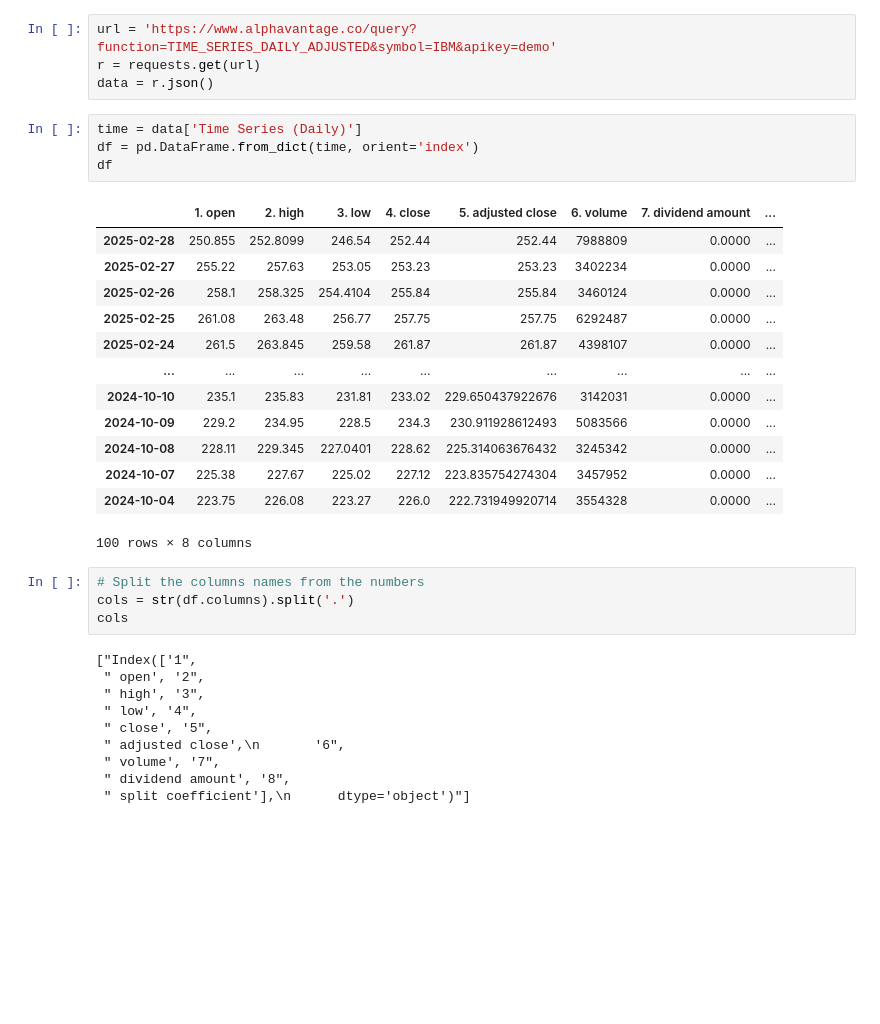
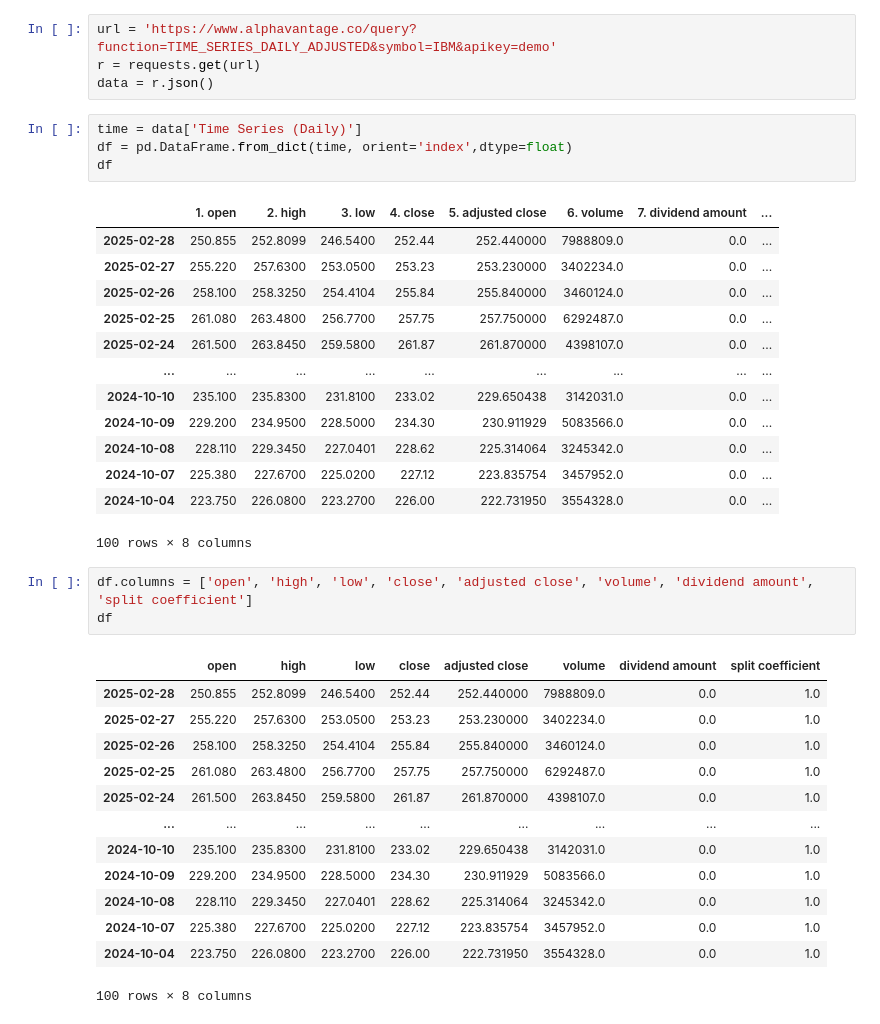
Before and after one commit to Amoako419/TimeSeries_Streamlit, a Jupyter notebook: api_test.ipynb, the cells around one changed output. Cells and saved outputs as stored; diff of their text form; blank space fills up the shorter version.

```diff
--- a/api_test.ipynb
+++ b/api_test.ipynb
@@ -9,33 +10,36 @@ r = requests.get(url)
 data = r.json()
 # %%
 time = data['Time Series (Daily)']
-df = pd.DataFrame.from_dict(time, orient='index')
+df = pd.DataFrame.from_dict(time, orient='index',dtype=float)
 df
 # %% [output]
 |  | 1. open | 2. high | 3. low | 4. close | 5. adjusted close | 6. volume | 7. dividend amount | ... |
-| 2025-02-28 | 250.855 | 252.8099 | 246.54 | 252.44 | 252.44 | 7988809 | 0.0000 | ... |
-| 2025-02-27 | 255.22 | 257.63 | 253.05 | 253.23 | 253.23 | 3402234 | 0.0000 | ... |
-| 2025-02-26 | 258.1 | 258.325 | 254.4104 | 255.84 | 255.84 | 3460124 | 0.0000 | ... |
-| 2025-02-25 | 261.08 | 263.48 | 256.77 | 257.75 | 257.75 | 6292487 | 0.0000 | ... |
-| 2025-02-24 | 261.5 | 263.845 | 259.58 | 261.87 | 261.87 | 4398107 | 0.0000 | ... |
+| 2025-02-28 | 250.855 | 252.8099 | 246.5400 | 252.44 | 252.440000 | 7988809.0 | 0.0 | ... |
+| 2025-02-27 | 255.220 | 257.6300 | 253.0500 | 253.23 | 253.230000 | 3402234.0 | 0.0 | ... |
+| 2025-02-26 | 258.100 | 258.3250 | 254.4104 | 255.84 | 255.840000 | 3460124.0 | 0.0 | ... |
+| 2025-02-25 | 261.080 | 263.4800 | 256.7700 | 257.75 | 257.750000 | 6292487.0 | 0.0 | ... |
+| 2025-02-24 | 261.500 | 263.8450 | 259.5800 | 261.87 | 261.870000 | 4398107.0 | 0.0 | ... |
 | ... | ... | ... | ... | ... | ... | ... | ... | ... |
-| 2024-10-10 | 235.1 | 235.83 | 231.81 | 233.02 | 229.650437922676 | 3142031 | 0.0000 | ... |
-| 2024-10-09 | 229.2 | 234.95 | 228.5 | 234.3 | 230.911928612493 | 5083566 | 0.0000 | ... |
-| 2024-10-08 | 228.11 | 229.345 | 227.0401 | 228.62 | 225.314063676432 | 3245342 | 0.0000 | ... |
-| 2024-10-07 | 225.38 | 227.67 | 225.02 | 227.12 | 223.835754274304 | 3457952 | 0.0000 | ... |
-| 2024-10-04 | 223.75 | 226.08 | 223.27 | 226.0 | 222.731949920714 | 3554328 | 0.0000 | ... |
+| 2024-10-10 | 235.100 | 235.8300 | 231.8100 | 233.02 | 229.650438 | 3142031.0 | 0.0 | ... |
+| 2024-10-09 | 229.200 | 234.9500 | 228.5000 | 234.30 | 230.911929 | 5083566.0 | 0.0 | ... |
+| 2024-10-08 | 228.110 | 229.3450 | 227.0401 | 228.62 | 225.314064 | 3245342.0 | 0.0 | ... |
+| 2024-10-07 | 225.380 | 227.6700 | 225.0200 | 227.12 | 223.835754 | 3457952.0 | 0.0 | ... |
+| 2024-10-04 | 223.750 | 226.0800 | 223.2700 | 226.00 | 222.731950 | 3554328.0 | 0.0 | ... |
 100 rows × 8 columns
-# %%
-# Split the columns names from the numbers
-cols = str(df.columns).split('.')
-cols
-# %% [output]
-["Index(['1",
- " open', '2",
- " high', '3",
- " low', '4",
- " close', '5",
- " adjusted close',\n       '6",
- " volume', '7",
- " dividend amount', '8",
- " split coefficient'],\n      dtype='object')"]
+# %%
+df.columns = ['open', 'high', 'low', 'close', 'adjusted close', 'volume', 'dividend amount', 'split coefficient']
+df
+# %% [output]
+|  | open | high | low | close | adjusted close | volume | dividend amount | split coefficient |
+| 2025-02-28 | 250.855 | 252.8099 | 246.5400 | 252.44 | 252.440000 | 7988809.0 | 0.0 | 1.0 |
+| 2025-02-27 | 255.220 | 257.6300 | 253.0500 | 253.23 | 253.230000 | 3402234.0 | 0.0 | 1.0 |
+| 2025-02-26 | 258.100 | 258.3250 | 254.4104 | 255.84 | 255.840000 | 3460124.0 | 0.0 | 1.0 |
+| 2025-02-25 | 261.080 | 263.4800 | 256.7700 | 257.75 | 257.750000 | 6292487.0 | 0.0 | 1.0 |
+| 2025-02-24 | 261.500 | 263.8450 | 259.5800 | 261.87 | 261.870000 | 4398107.0 | 0.0 | 1.0 |
+| ... | ... | ... | ... | ... | ... | ... | ... | ... |
+| 2024-10-10 | 235.100 | 235.8300 | 231.8100 | 233.02 | 229.650438 | 3142031.0 | 0.0 | 1.0 |
+| 2024-10-09 | 229.200 | 234.9500 | 228.5000 | 234.30 | 230.911929 | 5083566.0 | 0.0 | 1.0 |
+| 2024-10-08 | 228.110 | 229.3450 | 227.0401 | 228.62 | 225.314064 | 3245342.0 | 0.0 | 1.0 |
+| 2024-10-07 | 225.380 | 227.6700 | 225.0200 | 227.12 | 223.835754 | 3457952.0 | 0.0 | 1.0 |
+| 2024-10-04 | 223.750 | 226.0800 | 223.2700 | 226.00 | 222.731950 | 3554328.0 | 0.0 | 1.0 |
+100 rows × 8 columns
```
Also changed, not shown: parts of 3 cells of this notebook, 2 other files.
